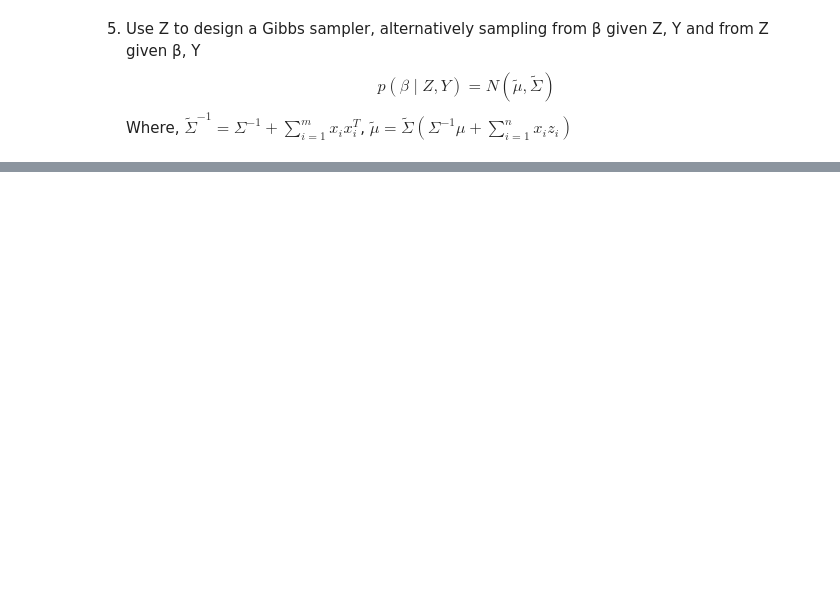
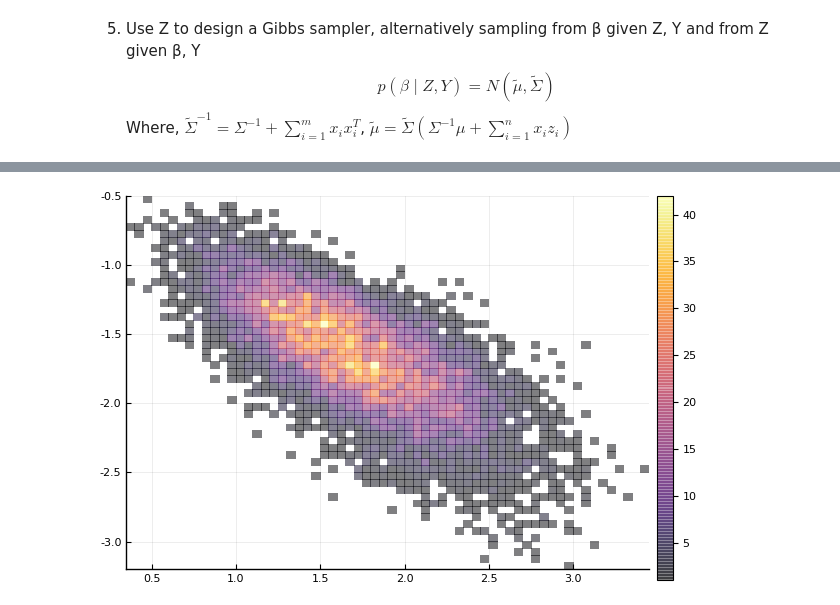
Before and after one commit to davibarreira/Computational_Statistics, a Jupyter notebook: Exercises3/Sheet3 Exercise 6.ipynb, the cells around one changed output, grey strips where cells are left out. Cells and saved outputs as stored; diff of their text form; code cells hidden in the pictures; blank space fills up the shorter version.

```diff
--- a/Exercises3/Sheet3 Exercise 6.ipynb
+++ b/Exercises3/Sheet3 Exercise 6.ipynb
@@ -141,0 +162,7 @@ Sample_beta_posterior(Z,X)
+# %%
+# contour(x,y, f, fill=false)
+histogram2d(GibbsChain[:,1],GibbsChain[:,2],alpha=0.5,nbins=100)
+# density = kde(GibbsChain[burnin:end,:],boundary=((0.,3),(-4,0)),npoints=((100,100))) #npoints = ((100,100))
+# plot(density)
+# %% [output]
+[figure, added]
```
Also changed, not shown: parts of 13 cells of this notebook.
